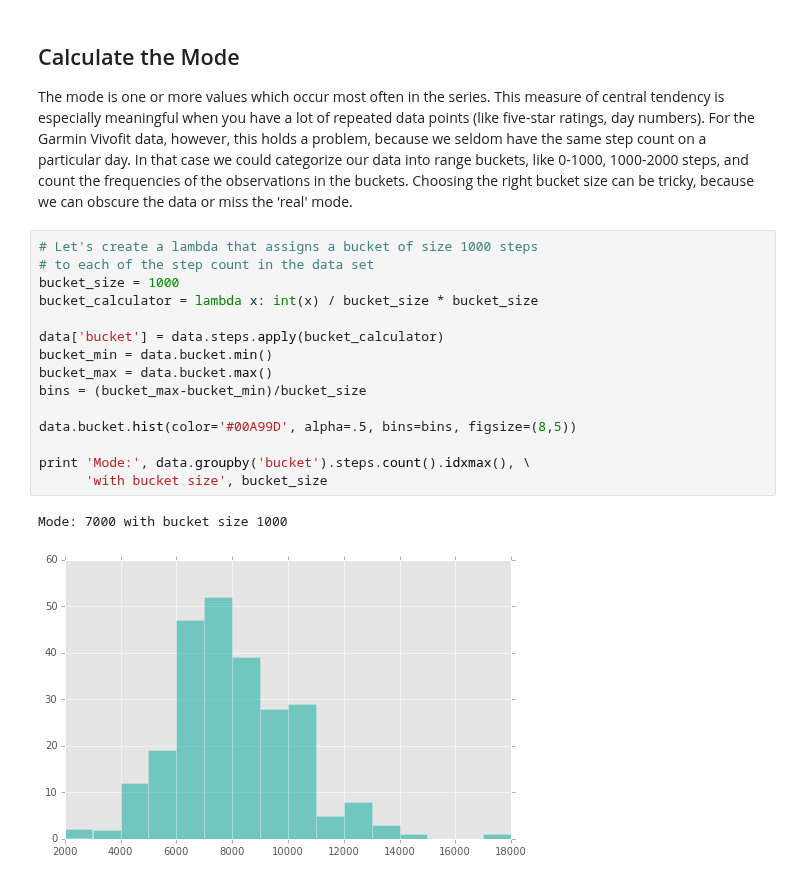
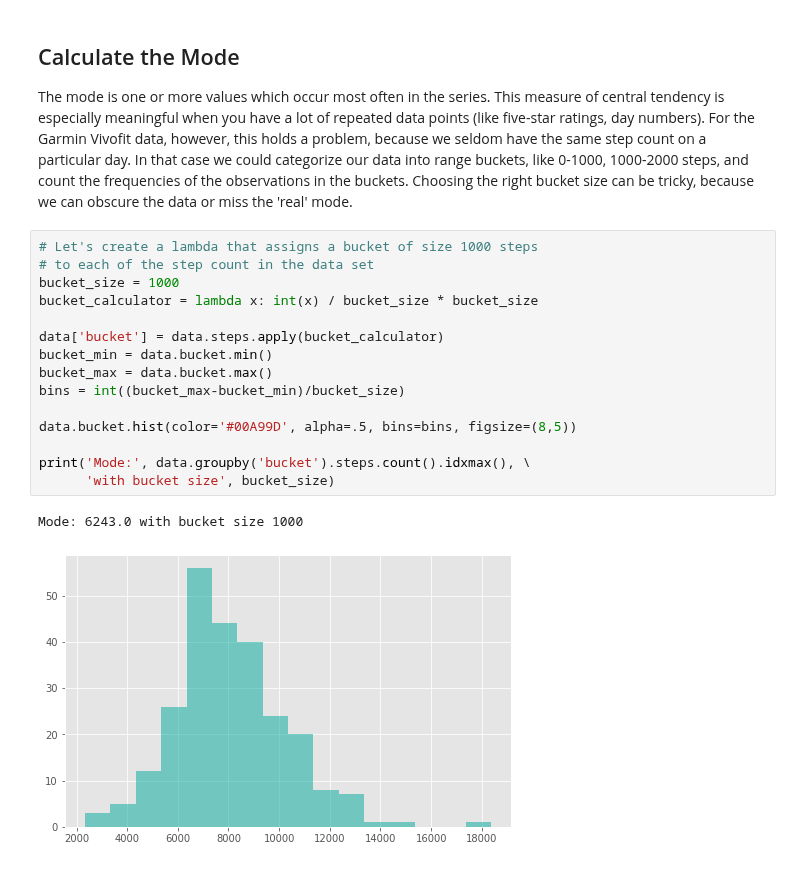
Before and after one commit to lpianta/ai_fall_exercises, a Jupyter notebook: M2/d6_statistic/Tutorial_01_Mean, Median and Mode with Garmin Vivofit Data.ipynb, the cells around one changed output. Cells and saved outputs as stored; diff of their text form.

```diff
--- a/M2/d6_statistic/Tutorial_01_Mean, Median and Mode with Garmin Vivofit Data.ipynb
+++ b/M2/d6_statistic/Tutorial_01_Mean, Median and Mode with Garmin Vivofit Data.ipynb
@@ -133,18 +133,18 @@ The mode is one or more values which occur most often in the series. This measur
 # %%
 # Let's create a lambda that assigns a bucket of size 1000 steps
 # to each of the step count in the data set
 bucket_size = 1000
 bucket_calculator = lambda x: int(x) / bucket_size * bucket_size
 
 data['bucket'] = data.steps.apply(bucket_calculator)
 bucket_min = data.bucket.min()
 bucket_max = data.bucket.max()
-bins = (bucket_max-bucket_min)/bucket_size
+bins = int((bucket_max-bucket_min)/bucket_size)
 
 data.bucket.hist(color='#00A99D', alpha=.5, bins=bins, figsize=(8,5))
 
-print 'Mode:', data.groupby('bucket').steps.count().idxmax(), \
-      'with bucket size', bucket_size
+print('Mode:', data.groupby('bucket').steps.count().idxmax(), \
+      'with bucket size', bucket_size)
 # %% [output]
-Mode: 7000 with bucket size 1000
+Mode: 6243.0 with bucket size 1000
-[figure, old version]
+[figure, new version]
```
Also changed, not shown: parts of 1 cell of this notebook.
